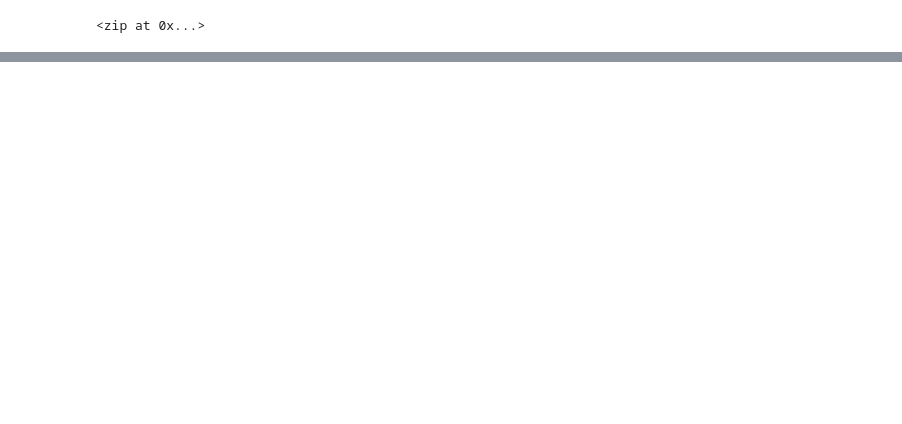
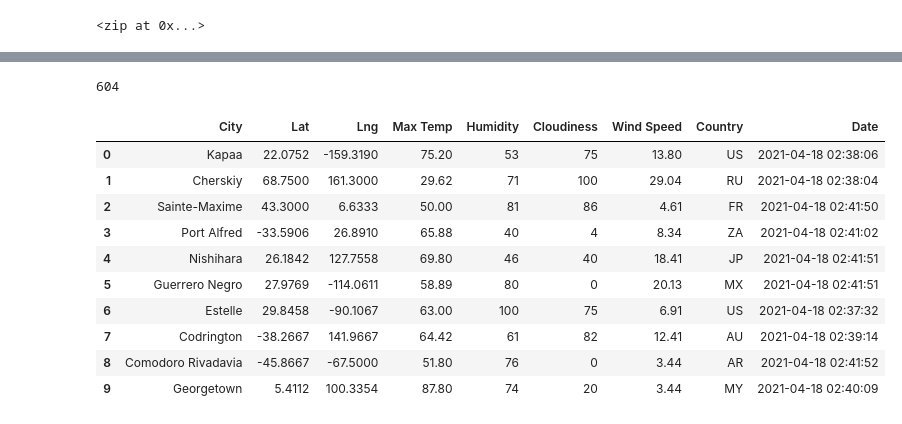
Before and after one commit to Omodayo/World_Weather_Analysis, a Jupyter notebook: WeatherPy.ipynb, the cells around one changed output, grey strips where cells are left out. Drawn from its saved outputs; the diff is of its cells as text; code cells hidden in the pictures; blank space fills up the shorter version.

```diff
--- a/WeatherPy.ipynb
+++ b/WeatherPy.ipynb
@@ -33,0 +39,4 @@ len(cities)
+# %%
+# Starting URL for Weather Map API Call.
+url = "http://api.openweathermap.org/data/2.5/weather?units=Imperial&APPID=" + weather_api_key
+print(url)
@@ -33,0 +127,20 @@ len(cities)
+# %%
+len(city_data)
+# %% [output]
+604
+# %%
+# Convert the array of dictionaries to a Pandas DataFrame.
+city_data_df = pd.DataFrame(city_data)
+city_data_df.head(10)
+# %% [output]
+|  | City | Lat | Lng | Max Temp | Humidity | Cloudiness | Wind Speed | Country | Date |
+| 0 | Kapaa | 22.0752 | -159.3190 | 75.20 | 53 | 75 | 13.80 | US | 2021-04-18 02:38:06 |
+| 1 | Cherskiy | 68.7500 | 161.3000 | 29.62 | 71 | 100 | 29.04 | RU | 2021-04-18 02:38:04 |
+| 2 | Sainte-Maxime | 43.3000 | 6.6333 | 50.00 | 81 | 86 | 4.61 | FR | 2021-04-18 02:41:50 |
+| 3 | Port Alfred | -33.5906 | 26.8910 | 65.88 | 40 | 4 | 8.34 | ZA | 2021-04-18 02:41:02 |
+| 4 | Nishihara | 26.1842 | 127.7558 | 69.80 | 46 | 40 | 18.41 | JP | 2021-04-18 02:41:51 |
+| 5 | Guerrero Negro | 27.9769 | -114.0611 | 58.89 | 80 | 0 | 20.13 | MX | 2021-04-18 02:41:51 |
+| 6 | Estelle | 29.8458 | -90.1067 | 63.00 | 100 | 75 | 6.91 | US | 2021-04-18 02:37:32 |
+| 7 | Codrington | -38.2667 | 141.9667 | 64.42 | 61 | 82 | 12.41 | AU | 2021-04-18 02:39:14 |
+| 8 | Comodoro Rivadavia | -45.8667 | -67.5000 | 51.80 | 76 | 0 | 3.44 | AR | 2021-04-18 02:41:52 |
+| 9 | Georgetown | 5.4112 | 100.3354 | 87.80 | 74 | 20 | 3.44 | MY | 2021-04-18 02:40:09 |
```
Also changed, not shown: parts of 7 cells of this notebook, 1 other file.
